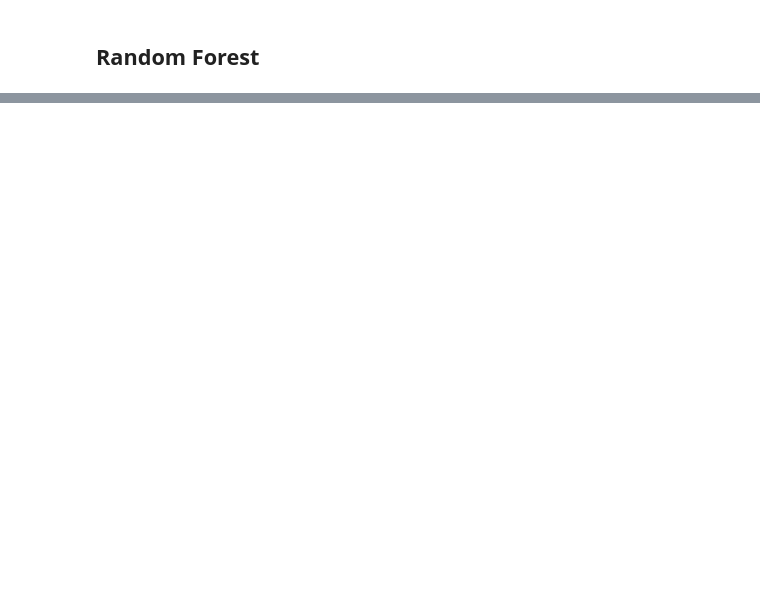
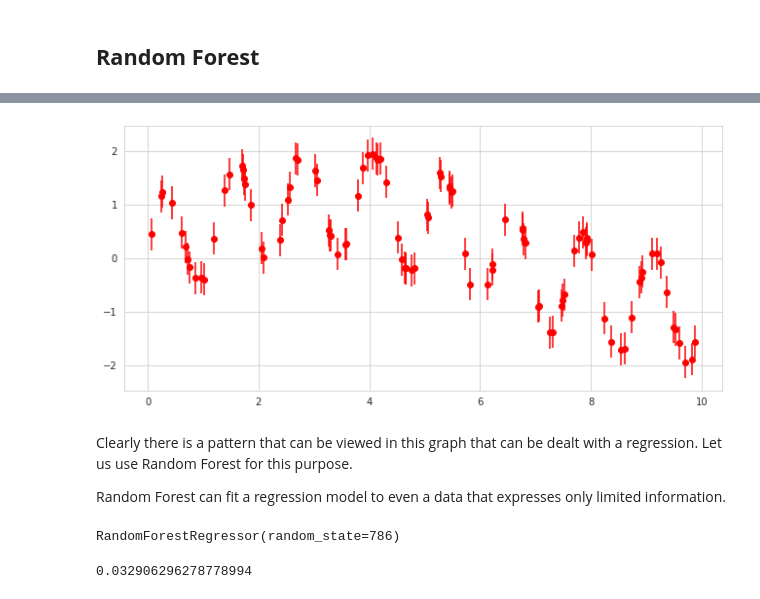
Before and after one commit to albinjohn366/DataScience_Tutorials, a Jupyter notebook: Decison_Tree_and_Random_Forest.ipynb, the cells around one changed output, grey strips where cells are left out. Drawn from its saved outputs; the diff is of its cells as text; code cells hidden in the pictures; blank space fills up the shorter version.

```diff
--- a/Decison_Tree_and_Random_Forest.ipynb
+++ b/Decison_Tree_and_Random_Forest.ipynb
@@ -76,0 +76,48 @@ visualize_classifier(rf_classifier, x, y)
+# %%
+# Creating the random variable with random values
+x_rfr = 10 * np.random.rand(100)
+
+# Now let us create a function that could add noises to this
+def add_noise(x, sigma=0.2):
+  noise = sigma * np.random.rand(len(x))
+  return np.sin(5 * x) + np.sin(0.5 * x) + noise
+
+# Noise signal
+y_rfr = add_noise(x_rfr)
+# %%
+# Visulizing this noise signal
+plt.figure(figsize=(11, 5))
+plt.errorbar(x_rfr, y_rfr, yerr=0.3, fmt='o', color='red')
+plt.show()
+# %% [output]
+[figure, added]
+# %% [markdown]
+Clearly there is a pattern that can be viewed in this graph that can be dealt with a regression. Let us use Random Forest for this purpose.
+
+Random Forest can fit a regression model to even a data that expresses only limited information.
+# %%
+# Lets import the necessory package first
+from sklearn.ensemble import RandomForestRegressor
+
+# Creating the model
+rfr = RandomForestRegressor(random_state=786)
+
+# Fitting the model
+rfr.fit(x_rfr.reshape(-1, 1), y_rfr)
+# %% [output]
+RandomForestRegressor(random_state=786)
+# %%
+# Creating inputs for predictions
+x_rfr_test = np.linspace(0, 10, 1000)  # linspace gives values between ranges and third parameter defines the number of splits
+
+# Finding the output using noise addition
+y_rfr_test = add_noise(x_rfr_test)
+
+# Prediction using model
+rfr_pred = rfr.predict(x_rfr_test.reshape(-1, 1))
+
+# Finding the mse
+from sklearn.metrics import mean_squared_error
+mean_squared_error(rfr_pred, y_rfr_test)
+# %% [output]
+0.032906296278778994
```
Also changed, not shown: parts of 7 cells of this notebook.
